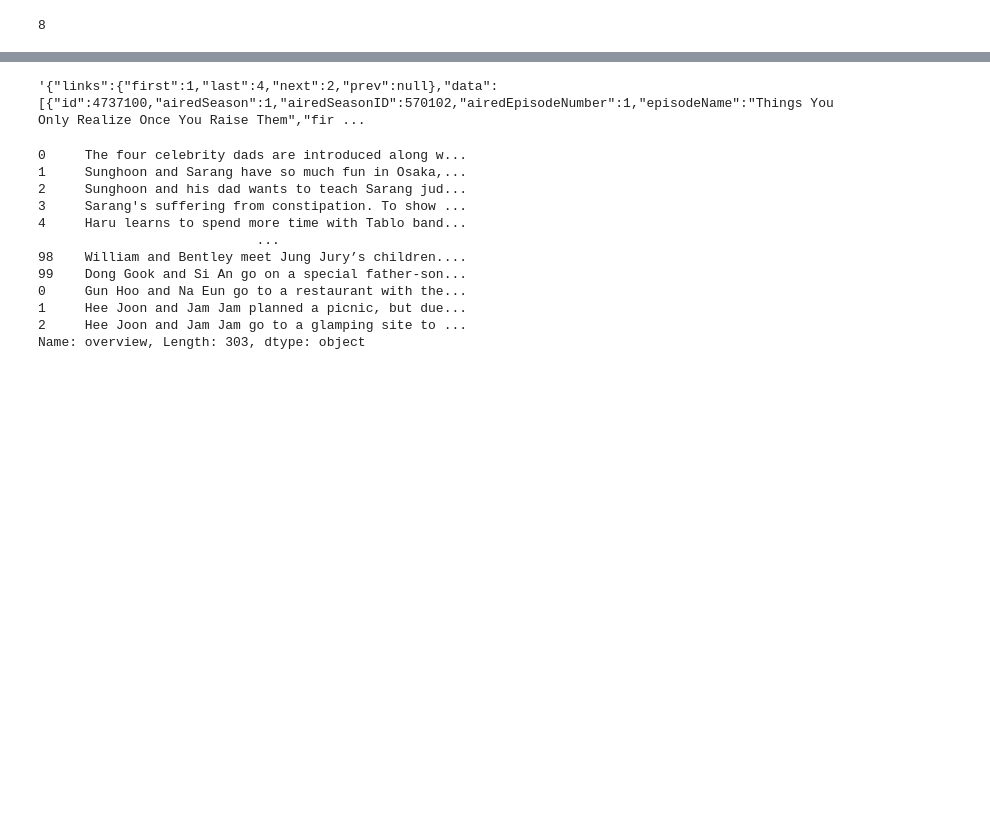
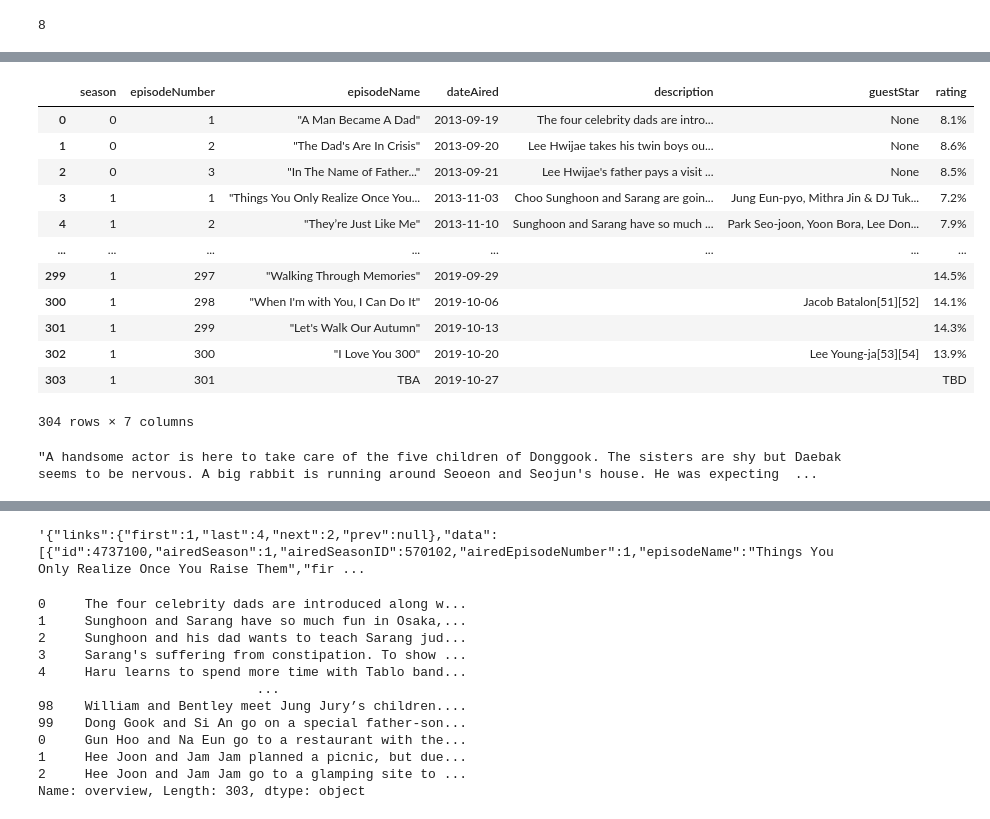
Before and after one commit to richdayandnight/the-return-of-superman, a Jupyter notebook: Scraping The Return of Superman Data.ipynb, the cells around one changed output, grey strips where cells are left out. Saved outputs shown, nothing was run; the diff lists cells and outputs as text; code cells hidden in the pictures; blank space fills up the shorter version.

```diff
--- a/Scraping The Return of Superman Data.ipynb
+++ b/Scraping The Return of Superman Data.ipynb
@@ -69,7 +58,0 @@ summary
-# %%
-Title_col = []
-for item in summary:
-        temp_item = list(item.children)
-        Title_col.append(temp_item)
-
-print(Title_col)
@@ -489,0 +186,13 @@ Episodes_df['guestStar'] = Episodes_df['guestStar'].apply(lambda x: replace_func
+# %%
+import pandas as pd
+Episodes_df = pd.DataFrame()
+
+Season = pd.Series([0] * len(Episode))
+Season[3:] = 1
+print(Season)
+Episodes_df = pd.DataFrame()
+
+#Episodes_df["season"] = [0] * 303
+#Episodes_df.loc[0:2, "season"] = 0
+#Episodes_df.loc[3:, "season"] = 1
+#Episodes_df
@@ -489,0 +212,29 @@ Episodes_df['guestStar'] = Episodes_df['guestStar'].apply(lambda x: replace_func
+# %%
+Episodes_df["season"] = Season
+Episodes_df["episodeNumber"] = Episode
+Episodes_df["episodeName"] = Summary
+Episodes_df["dateAired"] = Date
+Episodes_df["description"] = Description
+Episodes_df["guestStar"] = GuestStar
+Episodes_df["rating"] = Rating
+
+len(Episodes_df)
+Episodes_df
+# %% [output]
+|  | season | episodeNumber | episodeName | dateAired | description | guestStar | rating |
+| 0 | 0 | 1 | "A Man Became A Dad" | 2013-09-19 | The four celebrity dads are intro... | None | 8.1% |
+| 1 | 0 | 2 | "The Dad's Are In Crisis" | 2013-09-20 | Lee Hwijae takes his twin boys ou... | None | 8.6% |
+| 2 | 0 | 3 | "In The Name of Father..." | 2013-09-21 | Lee Hwijae's father pays a visit ... | None | 8.5% |
+| 3 | 1 | 1 | "Things You Only Realize Once You... | 2013-11-03 | Choo Sunghoon and Sarang are goin... | Jung Eun-pyo, Mithra Jin & DJ Tuk... | 7.2% |
+| 4 | 1 | 2 | "They’re Just Like Me" | 2013-11-10 | Sunghoon and Sarang have so much ... | Park Seo-joon, Yoon Bora, Lee Don... | 7.9% |
+| ... | ... | ... | ... | ... | ... | ... | ... |
+| 299 | 1 | 297 | "Walking Through Memories" | 2019-09-29 |  |  | 14.5% |
+| 300 | 1 | 298 | "When I'm with You, I Can Do It" | 2019-10-06 |  | Jacob Batalon[51][52] | 14.1% |
+| 301 | 1 | 299 | "Let's Walk Our Autumn" | 2019-10-13 |  |  | 14.3% |
+| 302 | 1 | 300 | "I Love You 300" | 2019-10-20 |  | Lee Young-ja[53][54] | 13.9% |
+| 303 | 1 | 301 | TBA | 2019-10-27 |  |  | TBD |
+304 rows × 7 columns
+# %%
+Episodes_df.loc[128, 'description']
+# %% [output]
+"A handsome actor is here to take care of the five children of Donggook. The sisters are shy but Daebak seems to be nervous. A big rabbit is running around Seoeon and Seojun's house. He was expecting  ...
```
Also changed, not shown: parts of 78 cells of this notebook.
